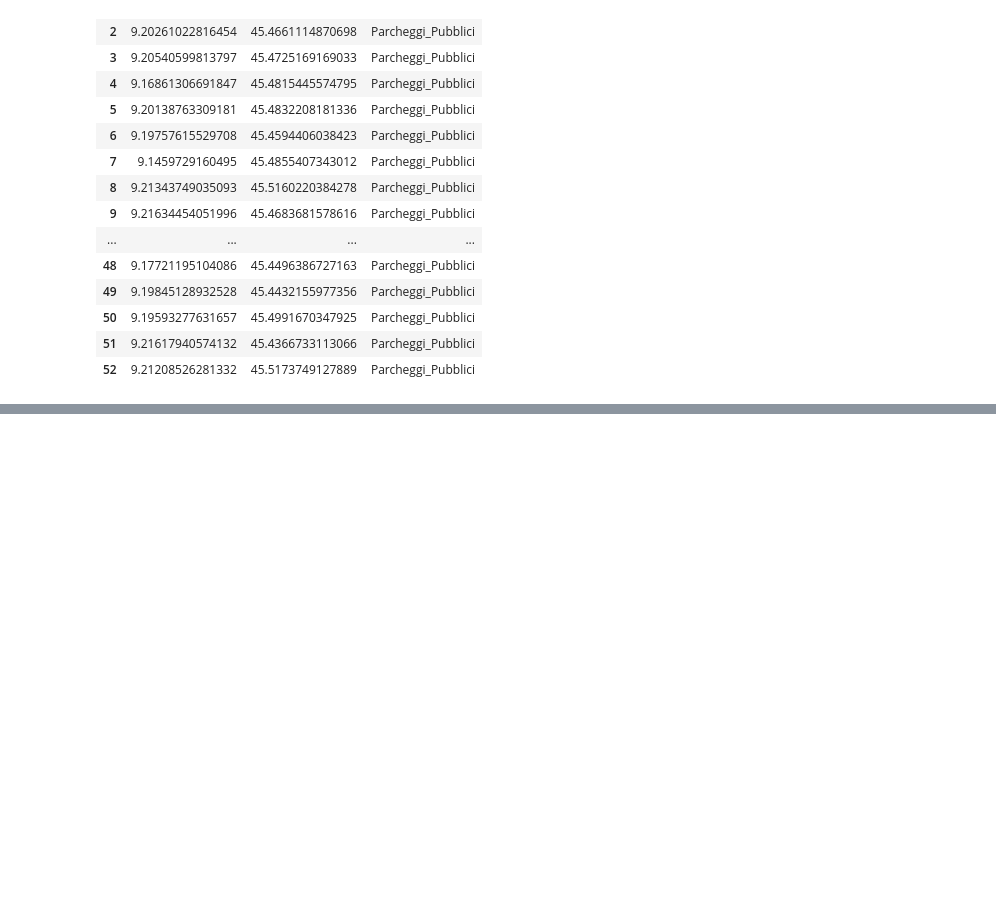
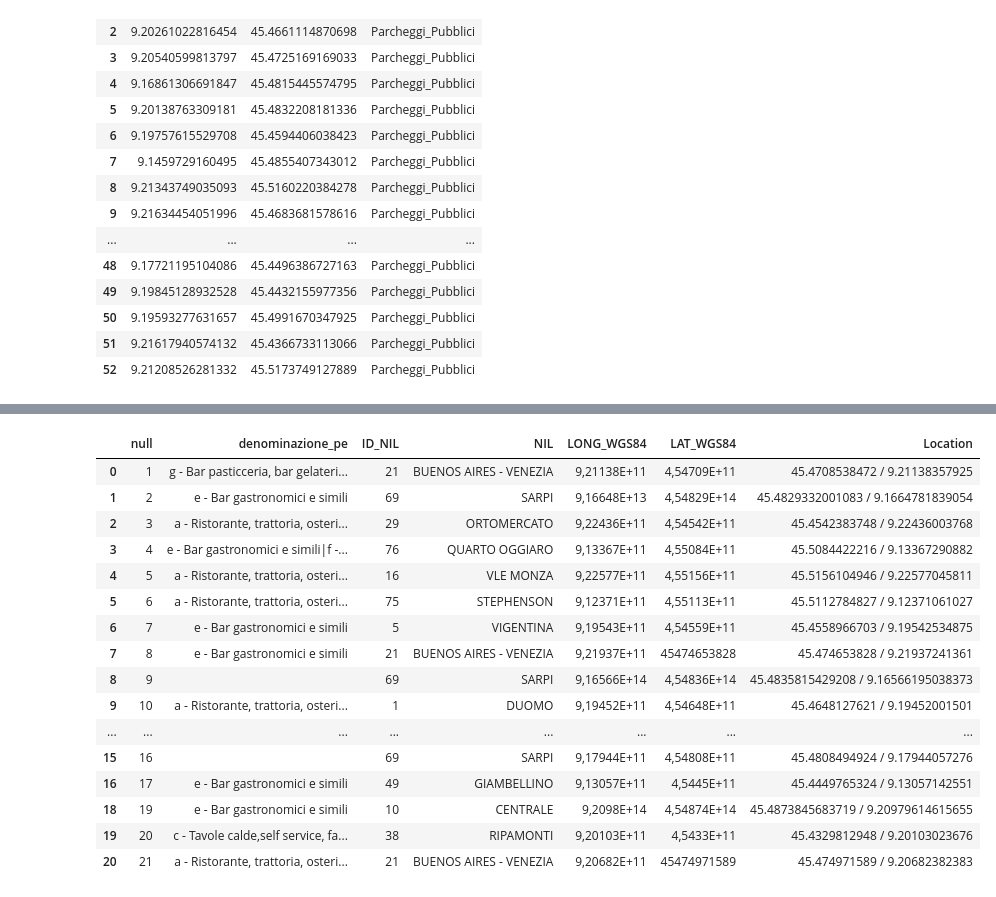
Before and after one commit to EdoPassa/Data_Science_Project_ITS_TTF_2022-23, a Jupyter notebook: Data Mining/dsProject/Data_Mining_Milano.ipynb, the cells around one changed output, grey strips where cells are left out. Saved outputs shown, nothing was run; the diff lists cells and outputs as text; code cells hidden in the pictures; blank space fills up the shorter version.

```diff
--- a/Data Mining/dsProject/Data_Mining_Milano.ipynb
+++ b/Data Mining/dsProject/Data_Mining_Milano.ipynb
@@ -245,0 +408,2 @@ df_parcheggi_pub_mod
+# %%
+df_svago_milano_mod_0 = df_svago_milano[df_svago_milano.Location != '']
@@ -245,0 +430,20 @@ df_parcheggi_pub_mod
+# %%
+df_svago_milano_mod_0.head(20)
+# %% [output]
+|  | null | denominazione_pe | ID_NIL | NIL | LONG_WGS84 | LAT_WGS84 | Location |
+| 0 | 1 | g - Bar pasticceria, bar gelateri... | 21 | BUENOS AIRES - VENEZIA | 9,21138E+11 | 4,54709E+11 | 45.4708538472 / 9.21138357925 |
+| 1 | 2 | e - Bar gastronomici e simili | 69 | SARPI | 9,16648E+13 | 4,54829E+14 | 45.4829332001083 / 9.1664781839054 |
+| 2 | 3 | a - Ristorante, trattoria, osteri... | 29 | ORTOMERCATO | 9,22436E+11 | 4,54542E+11 | 45.4542383748 / 9.22436003768 |
+| 3 | 4 | e - Bar gastronomici e simili|f -... | 76 | QUARTO OGGIARO | 9,13367E+11 | 4,55084E+11 | 45.5084422216 / 9.13367290882 |
+| 4 | 5 | a - Ristorante, trattoria, osteri... | 16 | VLE MONZA | 9,22577E+11 | 4,55156E+11 | 45.5156104946 / 9.22577045811 |
+| 5 | 6 | a - Ristorante, trattoria, osteri... | 75 | STEPHENSON | 9,12371E+11 | 4,55113E+11 | 45.5112784827 / 9.12371061027 |
+| 6 | 7 | e - Bar gastronomici e simili | 5 | VIGENTINA | 9,19543E+11 | 4,54559E+11 | 45.4558966703 / 9.19542534875 |
+| 7 | 8 | e - Bar gastronomici e simili | 21 | BUENOS AIRES - VENEZIA | 9,21937E+11 | 45474653828 | 45.474653828 / 9.21937241361 |
+| 8 | 9 |  | 69 | SARPI | 9,16566E+14 | 4,54836E+14 | 45.4835815429208 / 9.16566195038373 |
+| 9 | 10 | a - Ristorante, trattoria, osteri... | 1 | DUOMO | 9,19452E+11 | 4,54648E+11 | 45.4648127621 / 9.19452001501 |
+| ... | ... | ... | ... | ... | ... | ... | ... |
+| 15 | 16 |  | 69 | SARPI | 9,17944E+11 | 4,54808E+11 | 45.4808494924 / 9.17944057276 |
+| 16 | 17 | e - Bar gastronomici e simili | 49 | GIAMBELLINO | 9,13057E+11 | 4,5445E+11 | 45.4449765324 / 9.13057142551 |
+| 18 | 19 | e - Bar gastronomici e simili | 10 | CENTRALE | 9,2098E+14 | 4,54874E+14 | 45.4873845683719 / 9.20979614615655 |
+| 19 | 20 | c - Tavole calde,self service, fa... | 38 | RIPAMONTI | 9,20103E+11 | 4,5433E+11 | 45.4329812948 / 9.20103023676 |
+| 20 | 21 | a - Ristorante, trattoria, osteri... | 21 | BUENOS AIRES - VENEZIA | 9,20682E+11 | 45474971589 | 45.474971589 / 9.20682382383 |
```
Also changed, not shown: parts of 22 cells of this notebook.
